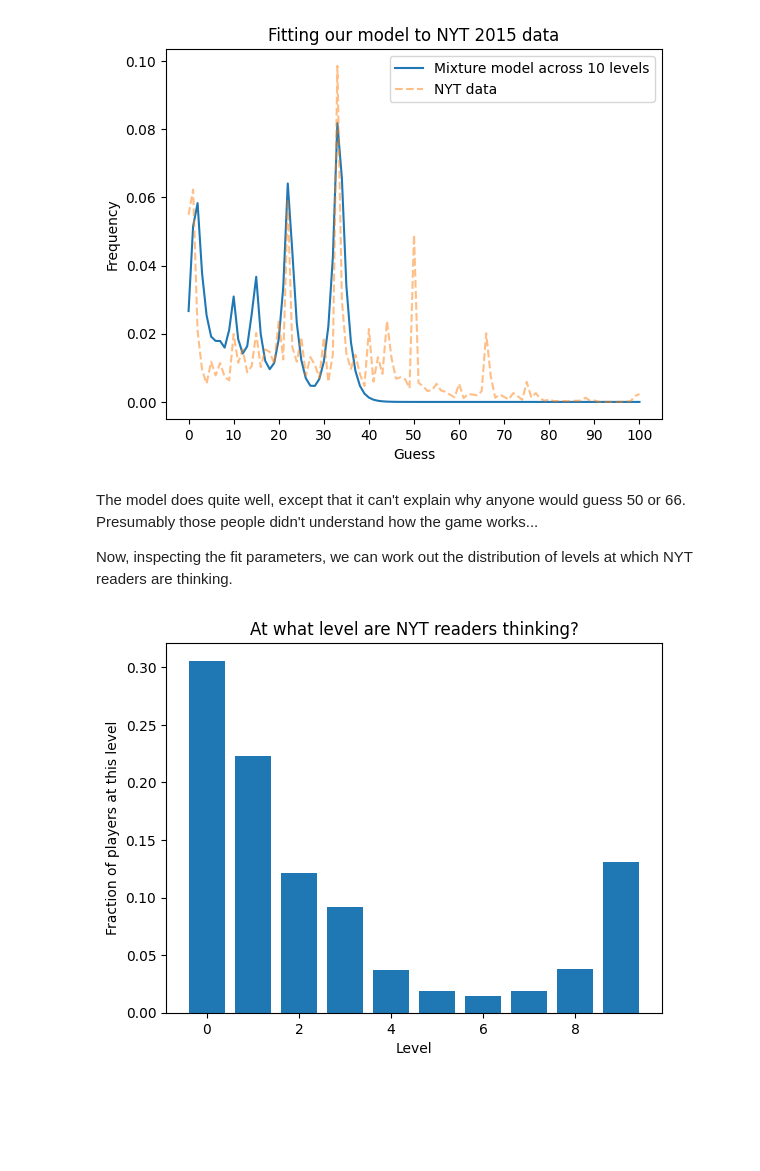
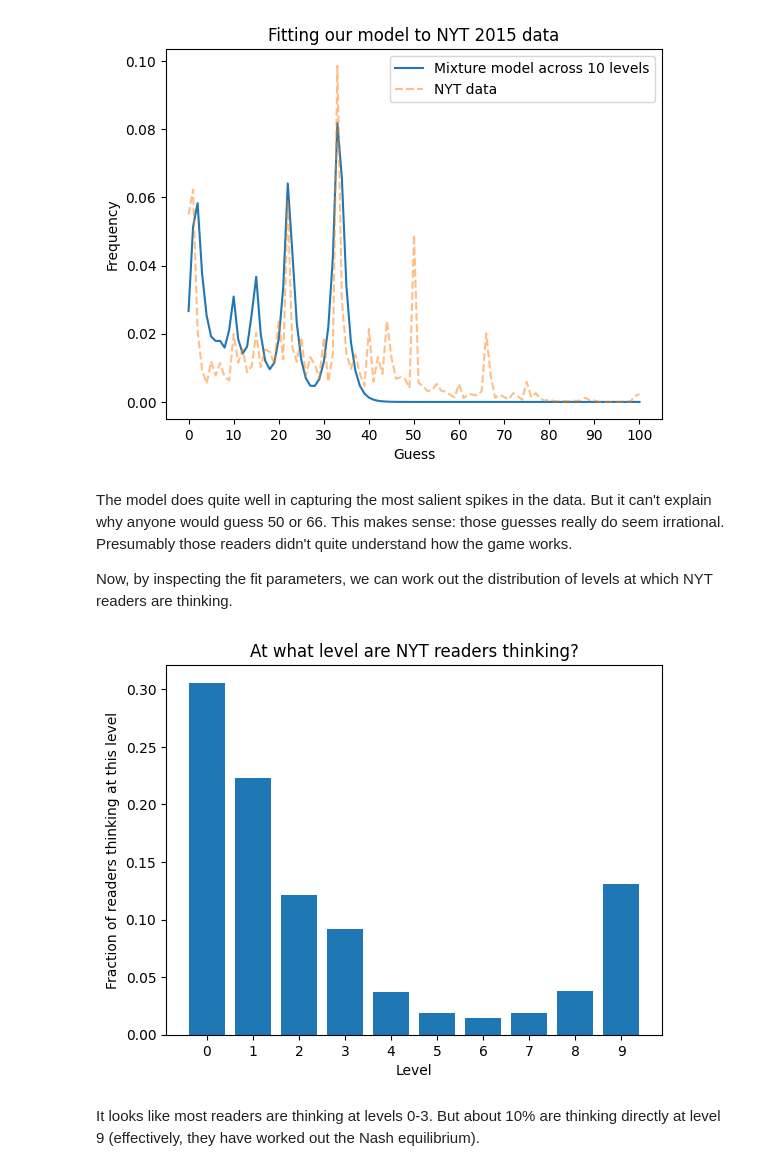
Before and after one commit to kach/memo, a Jupyter notebook: demo/demo-23.ipynb, the cells around one changed output. Cells and saved outputs as stored; diff of their text form; code cells hidden in the pictures; blank space fills up the shorter version.

```diff
--- a/demo/demo-23.ipynb
+++ b/demo/demo-23.ipynb
@@ -12,9 +18,11 @@ import jax.numpy as np
 import jax
 from matplotlib import pyplot as plt
 # %%
-N = np.arange(100 + 1)
+N = np.arange(100 + 1)  # space of possible guesses
 @memo
 def player[n: N](level, beta):
-    p0: thinks[ p1: chooses(n in N, wpp=player[n](level - 1, beta) if level > 0 else 1) ]
-    p0: chooses(n in N, wpp=exp(beta * -abs(n - (2/3) * E[p1.n])))
-    return Pr[p0.n == n]
+    reader: thinks[
+        everyone_else: chooses(n in N, wpp=player[n](level - 1, beta) if level > 0 else 1)
+    ]
+    reader: chooses(n in N, wpp=exp(beta * -abs(n - (2/3) * E[everyone_else.n])))
+    return Pr[reader.n == n]
@@ -80,14 +92,17 @@ None
 # %% [output]
 [figure]
 # %% [markdown]
-The model does quite well, except that it can't explain why anyone would guess 50 or 66. Presumably those people didn't understand how the game works...
+The model does quite well in capturing the most salient spikes in the data. But it can't explain why anyone would guess 50 or 66. This makes sense: those guesses really do seem irrational. Presumably those readers didn't quite understand how the game works.
 
-Now, inspecting the fit parameters, we can work out the distribution of levels at which NYT readers are thinking.
+Now, by inspecting the fit parameters, we can work out the distribution of levels at which NYT readers are thinking.
 # %%
 plt.bar(range(len(fs)), np.exp(fs) / np.sum(np.exp(fs)))
-plt.ylabel('Fraction of players at this level')
+plt.ylabel('Fraction of readers thinking at this level')
 plt.xlabel('Level')
+plt.xticks(range(len(fs)))
 plt.title('At what level are NYT readers thinking?')
 None
 # %% [output]
-[figure, old version]
+[figure, new version]
+# %% [markdown]
+It looks like most readers are thinking at levels 0-3. But about 10% are thinking directly at level 9 (effectively, they have worked out the Nash equilibrium).
```
Also changed, not shown: parts of 5 cells of this notebook.
